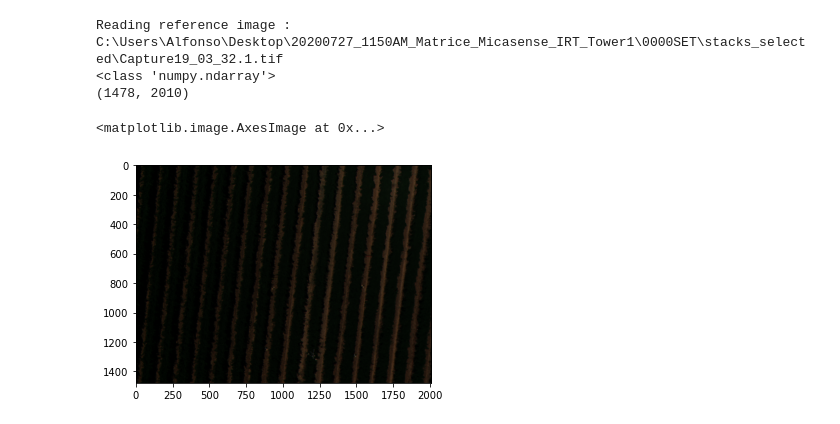
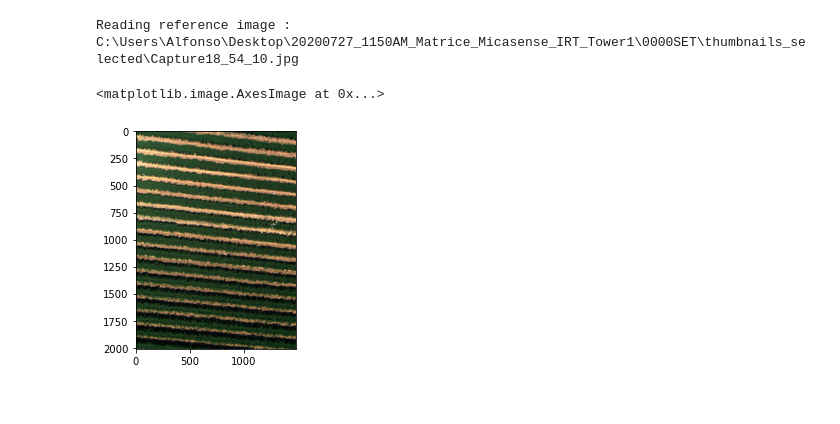
Before and after one commit to TheAgricolaTeam/UAV-hovering-data-processing, a Jupyter notebook: Step 3 image alignment tif.ipynb, the cells around one changed output. Drawn from its saved outputs; the diff is of its cells as text; code cells hidden in the pictures.

Commit message:
almost final version
generation of tif r nit thr image using a modification of the jpg algorithm

```diff
--- a/Step 3 image alignment tif.ipynb
+++ b/Step 3 image alignment tif.ipynb
@@ -53,35 +54,25 @@ def alignImages(im1, im2):
 # %%
 import os, glob, gdal
 # put all images in the same folder (reflectance panel and the rest)
-path_inputs = (r'C:\Users\Alfonso\Desktop\20200727_1150AM_Matrice_Micasense_IRT_Tower1\0000SET\stacks_selected')
-path_outputs = (r'C:\Users\Alfonso\Desktop\20200727_1150AM_Matrice_Micasense_IRT_Tower1\0000SET')
+path_inputs_jpg = (r'C:\Users\Alfonso\Desktop\20200727_1150AM_Matrice_Micasense_IRT_Tower1\0000SET\thumbnails_selected')
+path_inputs_tif = (r'C:\Users\Alfonso\Desktop\20200727_1150AM_Matrice_Micasense_IRT_Tower1\0000SET\stacks_selected')
+path_outputs = (r'C:\Users\Alfonso\Desktop\20200727_1150AM_Matrice_Micasense_IRT_Tower1\0000SET\stacks_aligned')
 
 # Read reference image
-refFilename = os.path.join(path_inputs,'Capture19_03_32.1.tif')
+refFilename = os.path.join(path_inputs_jpg,'Capture18_54_10.jpg')
 print("Reading reference image : ", refFilename)
 
-imReference=tifffile.imread(refFilename)
+imReference = cv2.imread(refFilename,cv2.IMREAD_UNCHANGED)
+imReference = cv2.cvtColor(imReference, cv2.COLOR_BGR2RGB)
 
-b= imReference[0, :,:]
-g= imReference[1, :,:]
-r= imReference[2, :,:]
+rotated = imutils.rotate_bound(imReference, -90)
 
-imReference=np.dstack((r,g,b))
-imReference = (imReference/256).astype('uint8')
-print(type(imReference))
-
-# imReference = np.rot90(imReference)
-# print((imReference.shape))
-
-im1Gray = cv2.cvtColor(imReference, cv2.COLOR_BGR2GRAY)
-print((im1Gray.shape))
+im1Gray = cv2.cvtColor(rotated, cv2.COLOR_BGR2GRAY)
 
 import matplotlib.pyplot as plt
-plt.imshow(imReference)
+plt.imshow(rotated)
 # %% [output]
-Reading reference image :  C:\Users\Alfonso\Desktop\20200727_1150AM_Matrice_Micasense_IRT_Tower1\0000SET\stacks_selected\Capture19_03_32.1.tif
-<class 'numpy.ndarray'>
-(1478, 2010)
+Reading reference image :  C:\Users\Alfonso\Desktop\20200727_1150AM_Matrice_Micasense_IRT_Tower1\0000SET\thumbnails_selected\Capture18_54_10.jpg
 <matplotlib.image.AxesImage at 0x...>
-[figure, old version]
+[figure, new version]
 # %%
```
Also changed, not shown: parts of 4 cells of this notebook, 4 other files.
